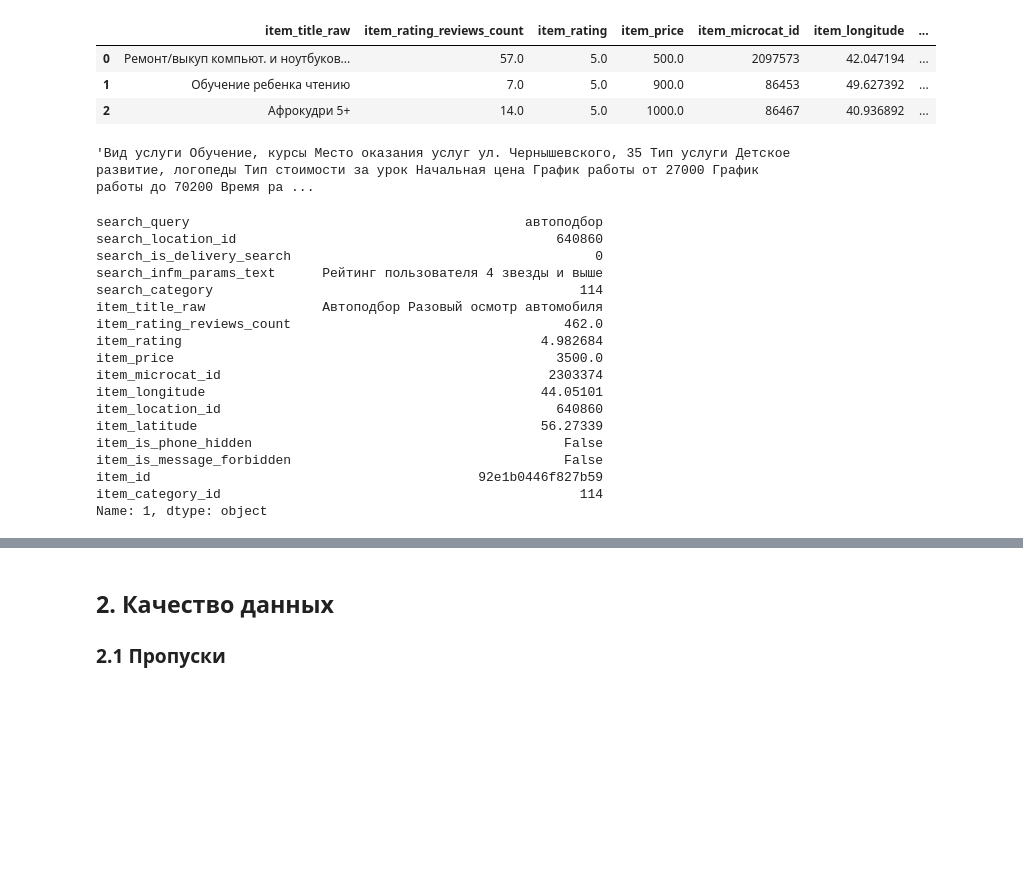
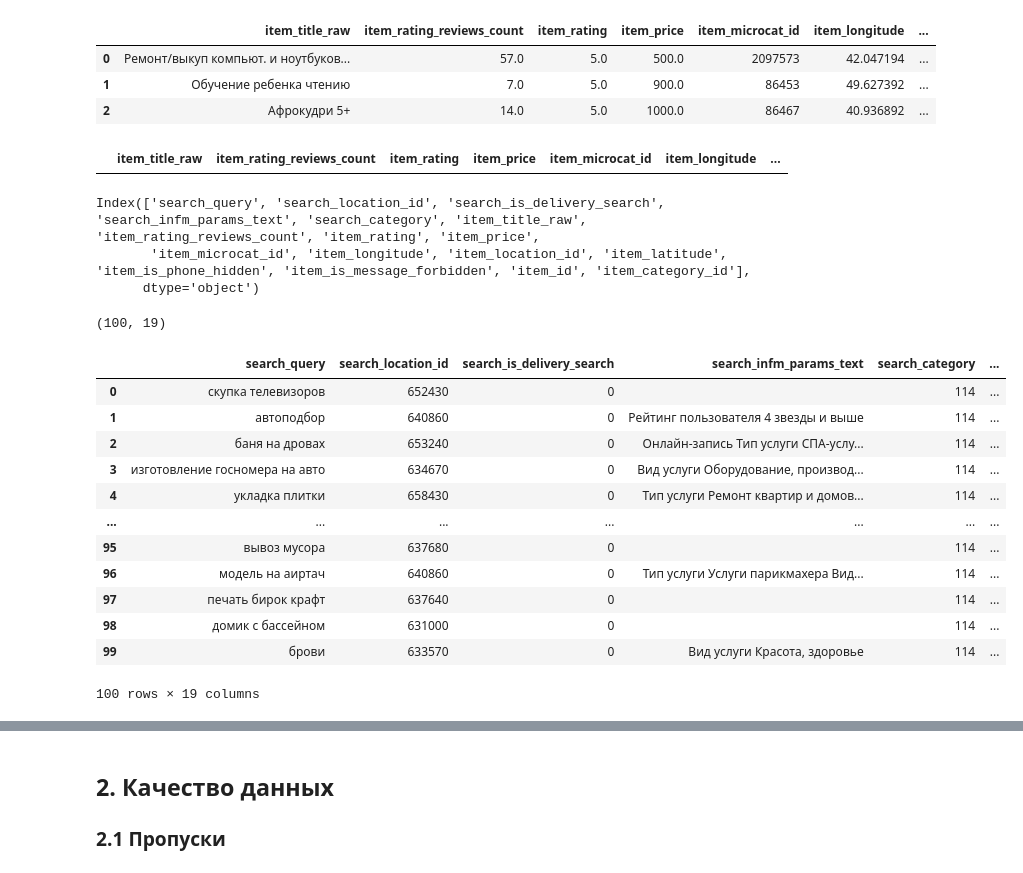
Before and after one commit to iliakabanov/Search-Retrieval, a Jupyter notebook: notebooks/01_eda.ipynb, the cells around one changed output, grey strips where cells are left out. Drawn from its saved outputs; the diff is of its cells as text; code cells hidden in the pictures; blank space fills up the shorter version.

```diff
--- a/notebooks/01_eda.ipynb
+++ b/notebooks/01_eda.ipynb
@@ -235,28 +235,41 @@ items.head(3)
 | 0 | Ремонт/выкуп компьют. и ноутбуков... | 57.0 | 5.0 | 500.0 | 2097573 | 42.047194 | ... |
 | 1 | Обучение ребенка чтению | 7.0 | 5.0 | 900.0 | 86453 | 49.627392 | ... |
 | 2 | Афрокудри 5+ | 14.0 | 5.0 | 1000.0 | 86467 | 40.936892 | ... |
-# %%
-items.iloc[1, 10]
-# %% [output]
-'Вид услуги Обучение, курсы Место оказания услуг ул. Чернышевского, 35 Тип услуги Детское развитие, логопеды Тип стоимости за урок Начальная цена График работы от 27000 График работы до 70200 Время ра ...
+# %%
+items[items['item_id']=='c95a4a7daf2a967f']
+# %% [output]
+|  | item_title_raw | item_rating_reviews_count | item_rating | item_price | item_microcat_id | item_longitude | ... |
 # %%
-train.iloc[, :]
+train.columns
 # %% [output]
-search_query                                           автоподбор
-search_location_id                                         640860
-search_is_delivery_search                                       0
-search_infm_params_text      Рейтинг пользователя 4 звезды и выше
-search_category                                               114
-item_title_raw               Автоподбор Разовый осмотр автомобиля
-item_rating_reviews_count                                   462.0
-item_rating                                              4.982684
-item_price                                                 3500.0
-item_microcat_id                                          2303374
-item_longitude                                           44.05101
-item_location_id                                           640860
-item_latitude                                            56.27339
-item_is_phone_hidden                                        False
-item_is_message_forbidden                                   False
-item_id                                          92e1b0446f827b59
-item_category_id                                              114
-Name: 1, dtype: object
+Index(['search_query', 'search_location_id', 'search_is_delivery_search', 'search_infm_params_text', 'search_category', 'item_title_raw', 'item_rating_reviews_count', 'item_rating', 'item_price',
+       'item_microcat_id', 'item_longitude', 'item_location_id', 'item_latitude', 'item_is_phone_hidden', 'item_is_message_forbidden', 'item_id', 'item_category_id'],
+      dtype='object')
+# %%
+# Первые 100 строк train со ВСЕМИ колонками, включая item_description_raw
+# и item_infm_params_text (выше они пропущены только ради экономии памяти).
+# iter_batches читает лишь первый батч, а не весь файл.
+train_head = next(
+    pq.ParquetFile(FILES["train"]).iter_batches(batch_size=100)
+).to_pandas()
+
+for c in DECIMAL_COLS:
+    train_head[c] = pd.to_numeric(train_head[c], errors="coerce").astype("float64")
+
+print(train_head.shape)
+train_head
+# %% [output]
+(100, 19)
+|  | search_query | search_location_id | search_is_delivery_search | search_infm_params_text | search_category | ... |
+| 0 | скупка телевизоров | 652430 | 0 |  | 114 | ... |
+| 1 | автоподбор | 640860 | 0 | Рейтинг пользователя 4 звезды и выше | 114 | ... |
+| 2 | баня на дровах | 653240 | 0 | Онлайн-запись Тип услуги СПА-услу... | 114 | ... |
+| 3 | изготовление госномера на авто | 634670 | 0 | Вид услуги Оборудование, производ... | 114 | ... |
+| 4 | укладка плитки | 658430 | 0 | Тип услуги Ремонт квартир и домов... | 114 | ... |
+| ... | ... | ... | ... | ... | ... | ... |
+| 95 | вывоз мусора | 637680 | 0 |  | 114 | ... |
+| 96 | модель на аиртач | 640860 | 0 | Тип услуги Услуги парикмахера Вид... | 114 | ... |
+| 97 | печать бирок крафт | 637640 | 0 |  | 114 | ... |
+| 98 | домик с бассейном | 631000 | 0 |  | 114 | ... |
+| 99 | брови | 633570 | 0 | Вид услуги Красота, здоровье | 114 | ... |
+100 rows × 19 columns
```
Also changed, not shown: parts of 3 cells of this notebook, 5 other files.
